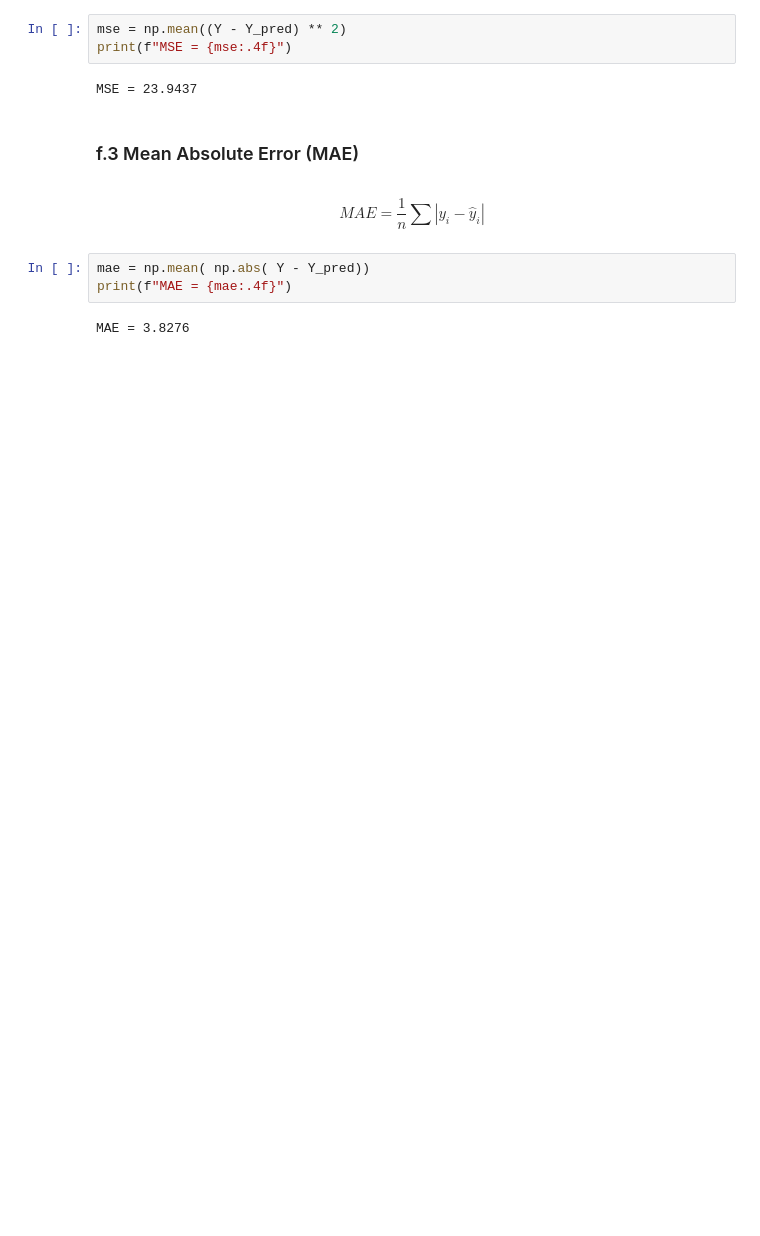
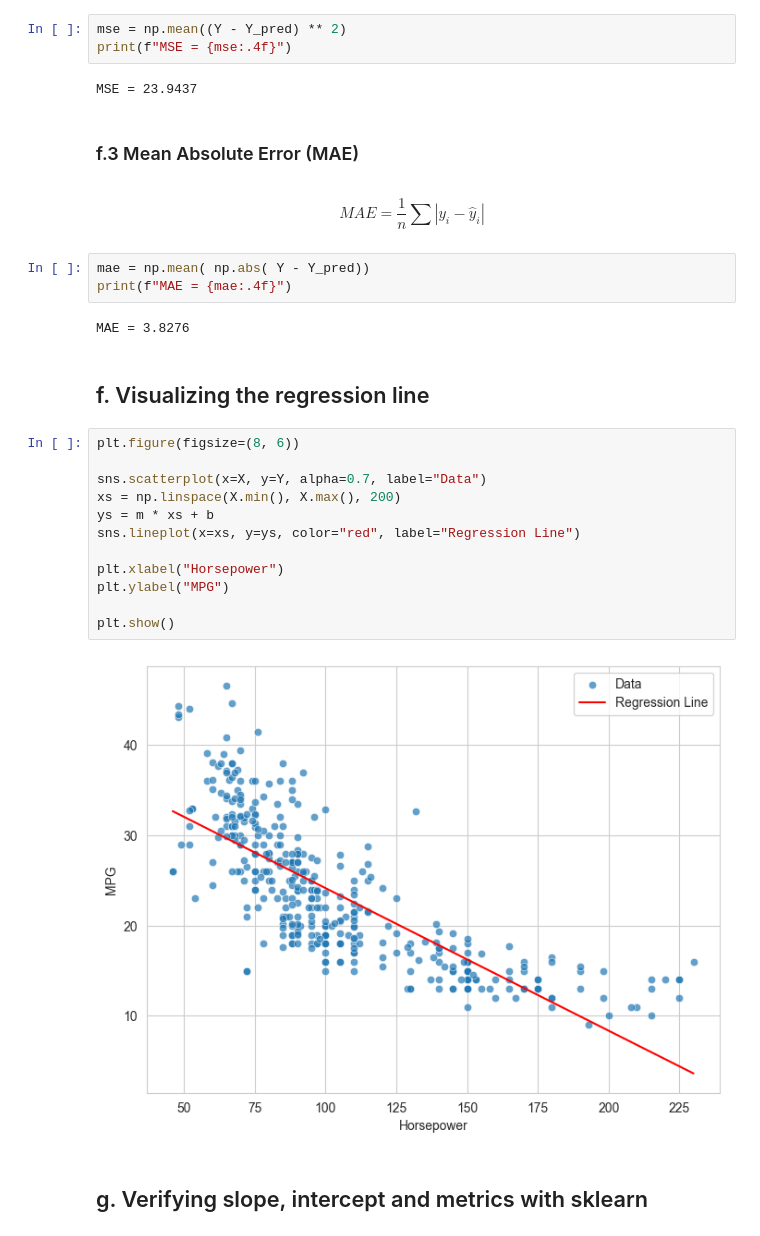
Before and after one commit to Wins010/Machine_Learning_Projects, a Jupyter notebook: Supervised-Learning/Linear-Regression/Simple-Linear-Regression/notebooks/02_model_training.ipynb, the cells around one changed output. Drawn from its saved outputs; the diff is of its cells as text; blank space fills up the shorter version.

Commit message:
Regression line plotted and comparison against scikit-learn linear regression model has been added

```diff
--- a/Supervised-Learning/Linear-Regression/Simple-Linear-Regression/notebooks/02_model_training.ipynb
+++ b/Supervised-Learning/Linear-Regression/Simple-Linear-Regression/notebooks/02_model_training.ipynb
@@ -131,3 +132,21 @@ mae = np.mean( np.abs( Y - Y_pred))
 print(f"MAE = {mae:.4f}")
 # %% [output]
 MAE = 3.8276
+# %% [markdown]
+## f. Visualizing the regression line
+# %%
+plt.figure(figsize=(8, 6))
+
+sns.scatterplot(x=X, y=Y, alpha=0.7, label="Data")
+xs = np.linspace(X.min(), X.max(), 200)
+ys = m * xs + b
+sns.lineplot(x=xs, y=ys, color="red", label="Regression Line")
+
+plt.xlabel("Horsepower")
+plt.ylabel("MPG")
+
+plt.show()
+# %% [output]
+[figure, added]
+# %% [markdown]
+## g. Verifying slope, intercept and metrics with sklearn
```
Also changed, not shown: parts of 3 cells of this notebook.
